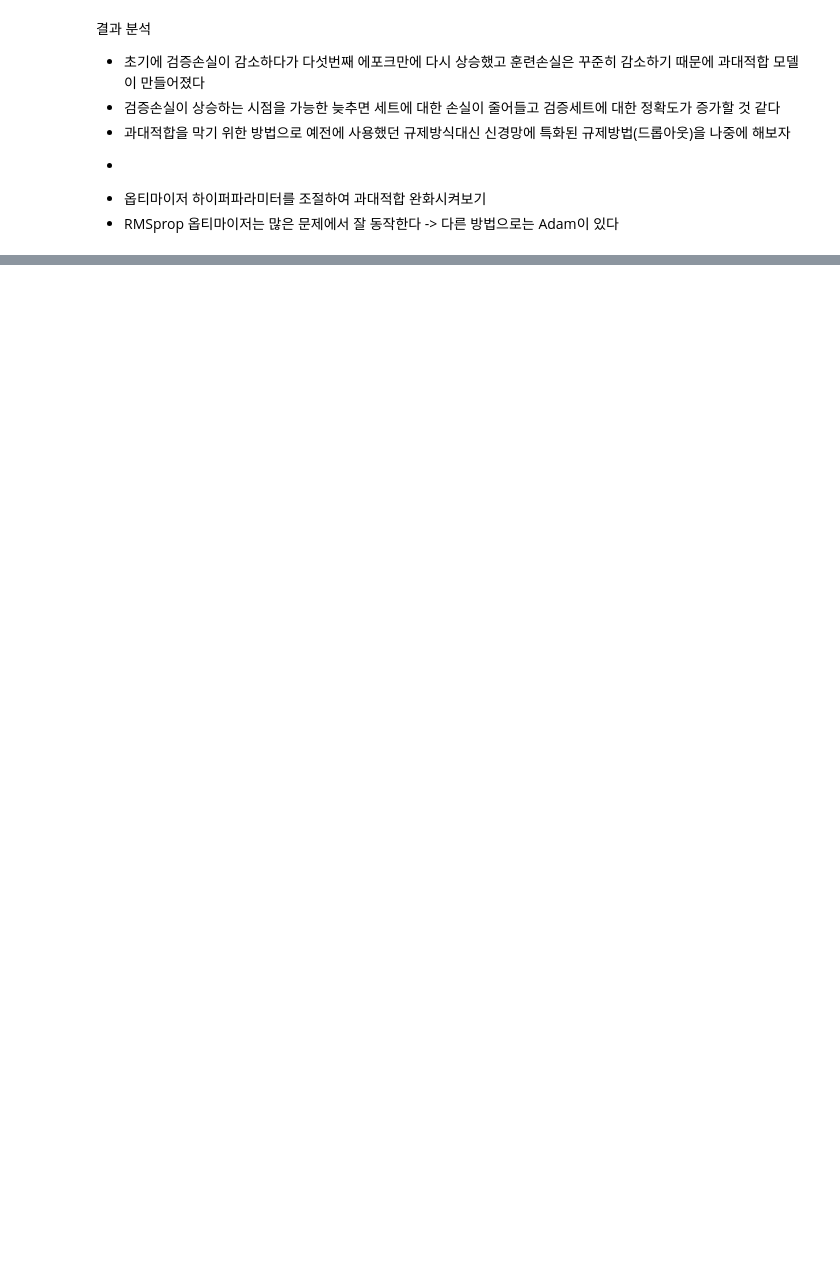
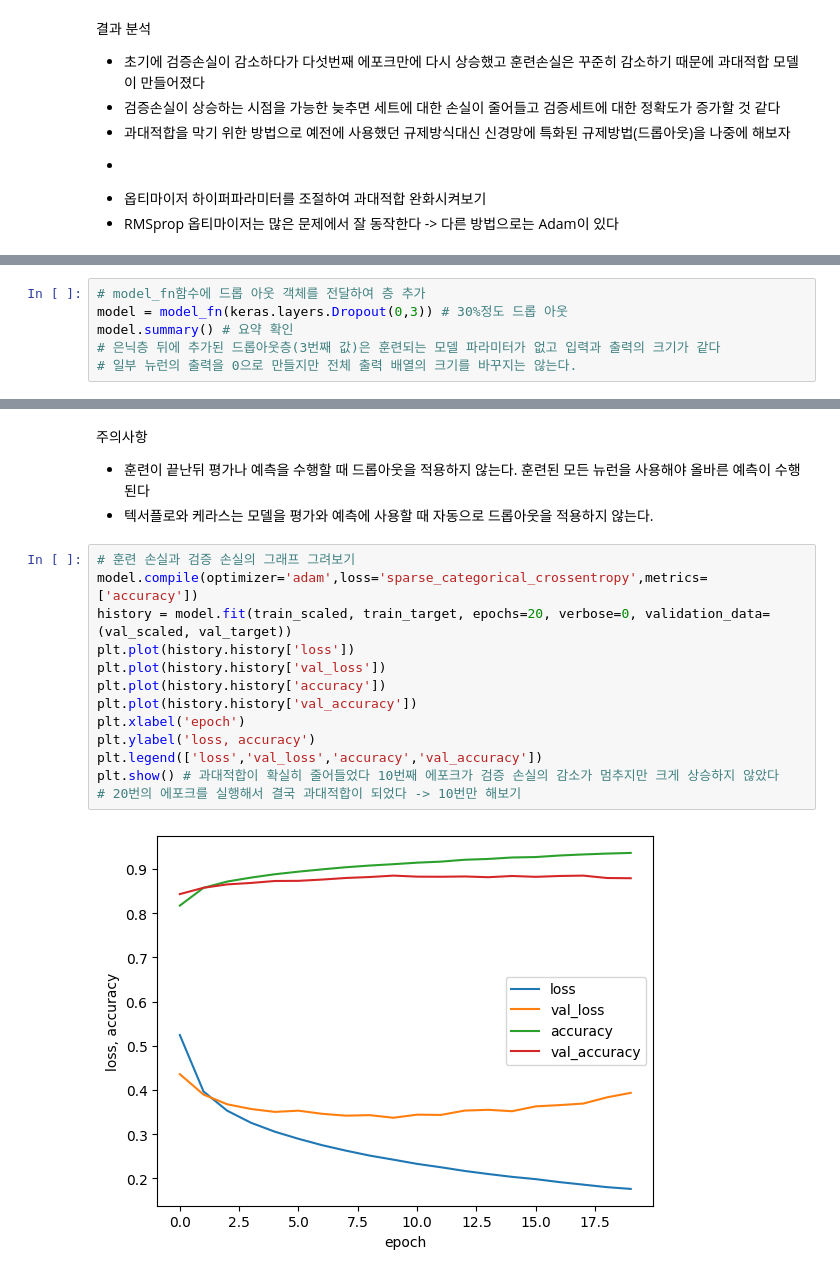
Before and after one commit to dbsdlsdud/AIStudy24, a Jupyter notebook: 인공신경망기타도구.ipynb, the cells around one changed output, grey strips where cells are left out. Saved outputs shown, nothing was run; the diff lists cells and outputs as text; blank space fills up the shorter version.

```diff
--- a/인공신경망기타도구.ipynb
+++ b/인공신경망기타도구.ipynb
@@ -226,0 +244,6 @@ plt.show()
+# %%
+# model_fn함수에 드롭 아웃 객체를 전달하여 층 추가
+model = model_fn(keras.layers.Dropout(0,3)) # 30%정도 드롭 아웃
+model.summary() # 요약 확인
+# 은닉층 뒤에 추가된 드롭아웃층(3번째 값)은 훈련되는 모델 파라미터가 없고 입력과 출력의 크기가 같다
+# 일부 뉴런의 출력을 0으로 만들지만 전체 출력 배열의 크기를 바꾸지는 않는다.
@@ -226,0 +266,19 @@ plt.show()
+# %% [markdown]
+주의사항
+* 훈련이 끝난뒤 평가나 예측을 수행할 때 드롭아웃을 적용하지 않는다. 훈련된 모든 뉴런을 사용해야 올바른 예측이 수행된다
+* 텍서플로와 케라스는 모델을 평가와 예측에 사용할 때 자동으로 드롭아웃을 적용하지 않는다.
+# %%
+# 훈련 손실과 검증 손실의 그래프 그려보기
+model.compile(optimizer='adam',loss='sparse_categorical_crossentropy',metrics=['accuracy'])
+history = model.fit(train_scaled, train_target, epochs=20, verbose=0, validation_data=(val_scaled, val_target))
+plt.plot(history.history['loss'])
+plt.plot(history.history['val_loss'])
+plt.plot(history.history['accuracy'])
+plt.plot(history.history['val_accuracy'])
+plt.xlabel('epoch')
+plt.ylabel('loss, accuracy')
+plt.legend(['loss','val_loss','accuracy','val_accuracy'])
+plt.show() # 과대적합이 확실히 줄어들었다 10번째 에포크가 검증 손실의 감소가 멈추지만 크게 상승하지 않았다
+# 20번의 에포크를 실행해서 결국 과대적합이 되었다 -> 10번만 해보기
+# %% [output]
+[figure, added]
```
Also changed, not shown: parts of 23 cells of this notebook.
